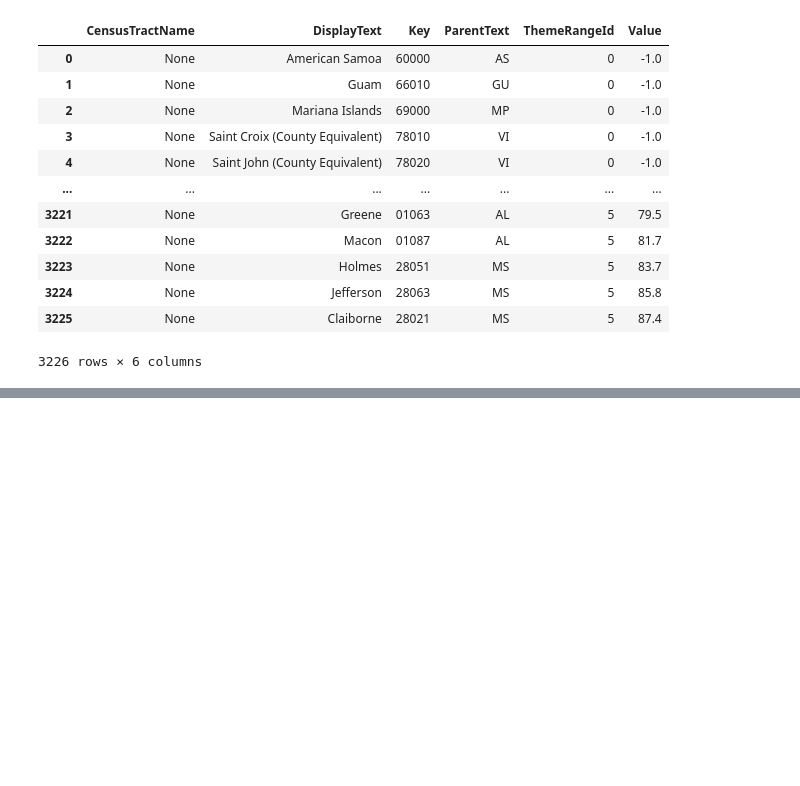
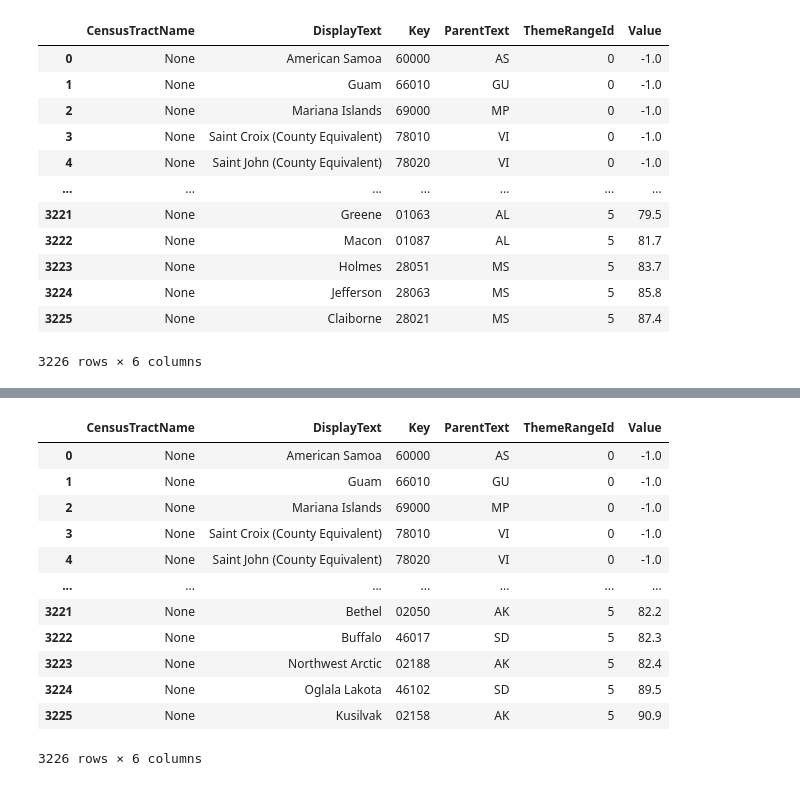
Before and after one commit to UCB-Data-Analysis-Project/UCB-Group-Project, a Jupyter notebook: Python Files/CDC_Scrape_Data.ipynb, the cells around one changed output, grey strips where cells are left out. Saved outputs shown, nothing was run; the diff lists cells and outputs as text; code cells hidden in the pictures; blank space fills up the shorter version.

```diff
--- a/Python Files/CDC_Scrape_Data.ipynb
+++ b/Python Files/CDC_Scrape_Data.ipynb
@@ -62,0 +91,17 @@ json_df
+# %%
+Json_DF = pd.json_normalize(res['Data'])
+Json_DF
+# %% [output]
+|  | CensusTractName | DisplayText | Key | ParentText | ThemeRangeId | Value |
+| 0 | None | American Samoa | 60000 | AS | 0 | -1.0 |
+| 1 | None | Guam | 66010 | GU | 0 | -1.0 |
+| 2 | None | Mariana Islands | 69000 | MP | 0 | -1.0 |
+| 3 | None | Saint Croix (County Equivalent) | 78010 | VI | 0 | -1.0 |
+| 4 | None | Saint John (County Equivalent) | 78020 | VI | 0 | -1.0 |
+| ... | ... | ... | ... | ... | ... | ... |
+| 3221 | None | Bethel | 02050 | AK | 5 | 82.2 |
+| 3222 | None | Buffalo | 46017 | SD | 5 | 82.3 |
+| 3223 | None | Northwest Arctic | 02188 | AK | 5 | 82.4 |
+| 3224 | None | Oglala Lakota | 46102 | SD | 5 | 89.5 |
+| 3225 | None | Kusilvak | 02158 | AK | 5 | 90.9 |
+3226 rows × 6 columns
```
Also changed, not shown: parts of 5 cells of this notebook.
